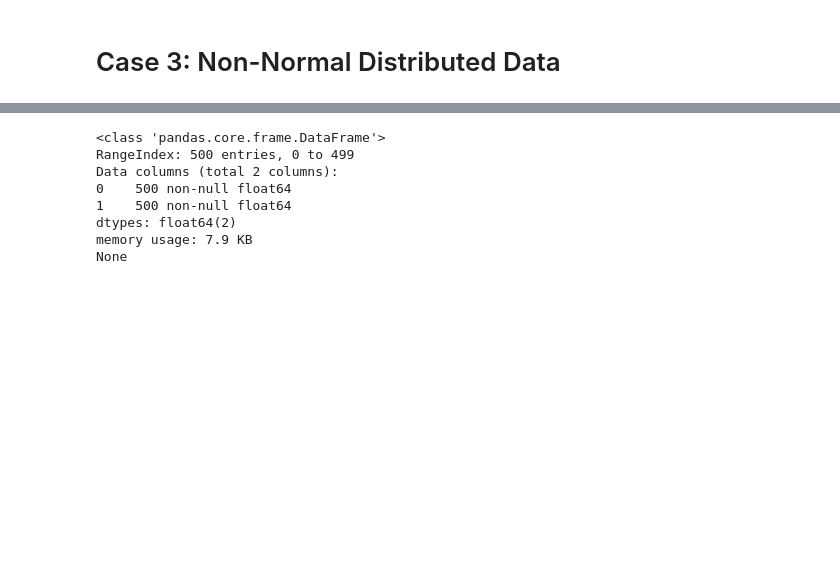
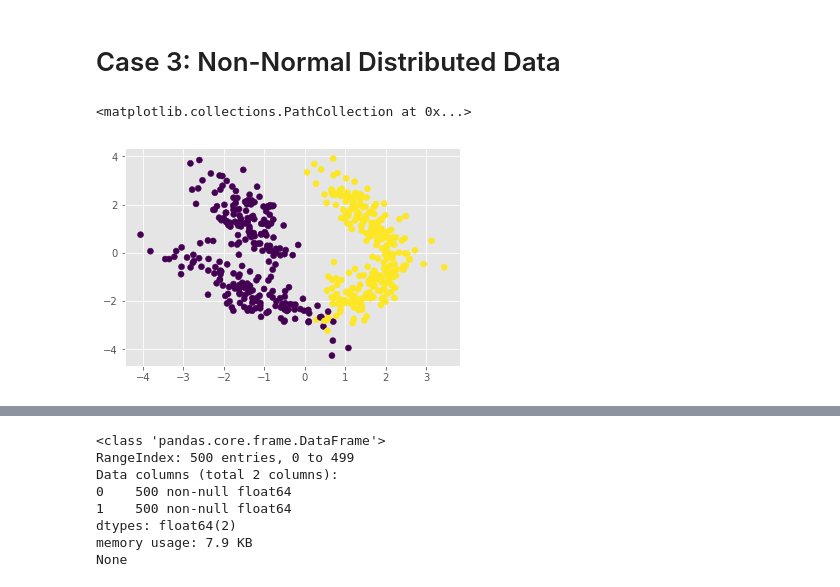
Before and after one commit to areichel90/DS5220-NaiveBayes, a Jupyter notebook: Dataset_Gen.ipynb, the cells around one changed output, grey strips where cells are left out. Cells and saved outputs as stored; diff of their text form; code cells hidden in the pictures; blank space fills up the shorter version.

```diff
--- a/Dataset_Gen.ipynb
+++ b/Dataset_Gen.ipynb
@@ -205,3 +205,35 @@ for i in X_df:
 [figure]
 # %% [markdown]
 # Case 3: Non-Normal Distributed Data
+# %%
+np.random.seed(35)
+
+''' skewed classes'''
+skew_L0 = np.random.noncentral_chisquare(df=1, nonc=.01, size = (250,2))
+
+skew_R0 = np.random.noncentral_chisquare(df = 1, nonc = .01, size = (250,2))
+skew_R00 = (skew_R0[:,0]*-1) + 7
+skew_R0 = np.matrix([skew_R00,skew_R0[:,1]]).T
+
+df_skew_L0 = pd.DataFrame(skew_L0)
+df_skew_L0['k'] = 0
+
+df_skew_R0 = pd.DataFrame(skew_R0)
+df_skew_R0['k'] = 1
+
+skew_mat = np.vstack((np.array(df_skew_L0),np.array(df_skew_R0)))
+df_skew = pd.DataFrame(skew_mat)
+
+''' beta distribution '''
+k0_beta = np.matrix(np.random.beta(a=0.5,b=0.5,size=(250,2)))
+k1_beta = np.matrix(np.random.beta(5,5,(250,2)))
+
+''' multi-clustered classes '''
+clus_x,clus_y = sklearn.datasets.make_classification(n_samples=500,n_features = 2, n_informative = 2,
+                                                 n_redundant = 0,n_classes = 2,n_clusters_per_class = 2,
+                                                     class_sep = 1.5,flip_y=0,)
+# %%
+plt.scatter(x=clus_x[:,0],y=clus_x[:,1],c=clus_y)
+# %% [output]
+<matplotlib.collections.PathCollection at 0x...>
+[figure, added]
```
Also changed, not shown: parts of 8 cells of this notebook, 1 other file.
